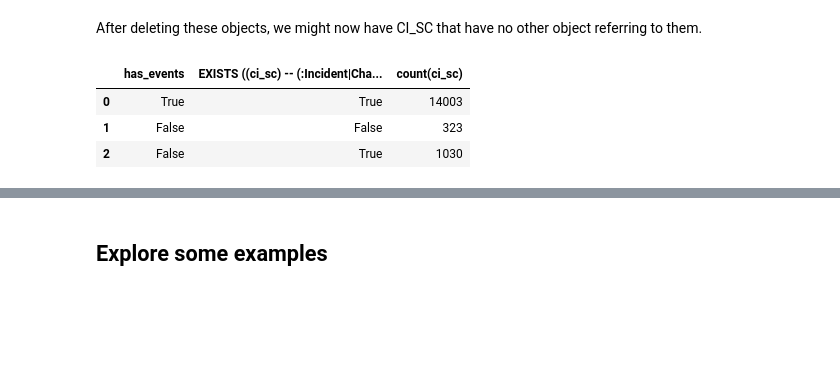
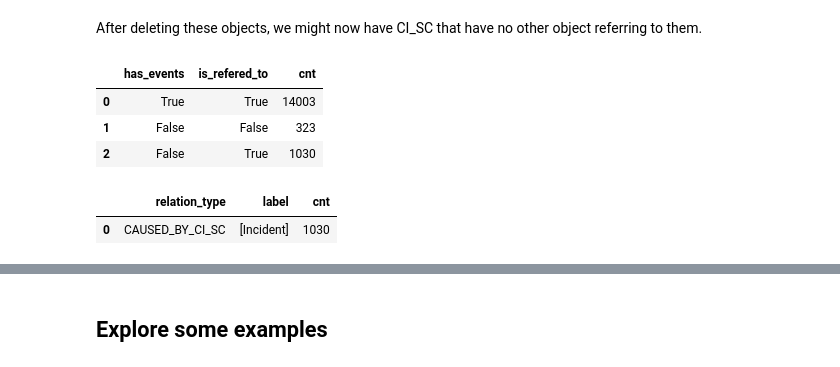
Before and after one commit to Ava-S/EKG_BPIC2014_Notebook, a Jupyter notebook: 1_1_analysis_objects_without_events.ipynb, the cells around one changed output, grey strips where cells are left out. Saved outputs shown, nothing was run; the diff lists cells and outputs as text; code cells hidden in the pictures; blank space fills up the shorter version.

```diff
--- a/1_1_analysis_objects_without_events.ipynb
+++ b/1_1_analysis_objects_without_events.ipynb
@@ -114,11 +74,21 @@ table
 After deleting these objects, we might now have CI_SC that have no other object referring to them.
 # %%
 query = '''MATCH (ci_sc:CI_SC)
-RETURN EXISTS((ci_sc) <- [] - (:Event)) as has_events, EXISTS ((ci_sc) -- (:Incident|Change|Interaction)), count(ci_sc)'''
+RETURN EXISTS((ci_sc) <- [] - (:Event)) as has_events, EXISTS ((ci_sc) -- (:Incident|Change|Interaction)) as is_refered_to, count(ci_sc) as cnt'''
 
 pd.DataFrame(db_connection.exec_query(query))
 # %% [output]
-|  | has_events | EXISTS ((ci_sc) -- (:Incident|Cha... | count(ci_sc) |
+|  | has_events | is_refered_to | cnt |
 | 0 | True | True | 14003 |
 | 1 | False | False | 323 |
 | 2 | False | True | 1030 |
+# %%
+query = '''
+MATCH (ci_sc:CI_SC) - [r] - (n:Interaction|Change|Incident)
+WHERE NOT EXISTS((ci_sc) <- [] - (:Event))
+RETURN type(r) as relation_type, labels(n) as label, count(distinct ci_sc) as cnt'''
+
+pd.DataFrame(db_connection.exec_query(query))
+# %% [output]
+|  | relation_type | label | cnt |
+| 0 | CAUSED_BY_CI_SC | [Incident] | 1030 |
```
Also changed, not shown: parts of 5 cells of this notebook.
